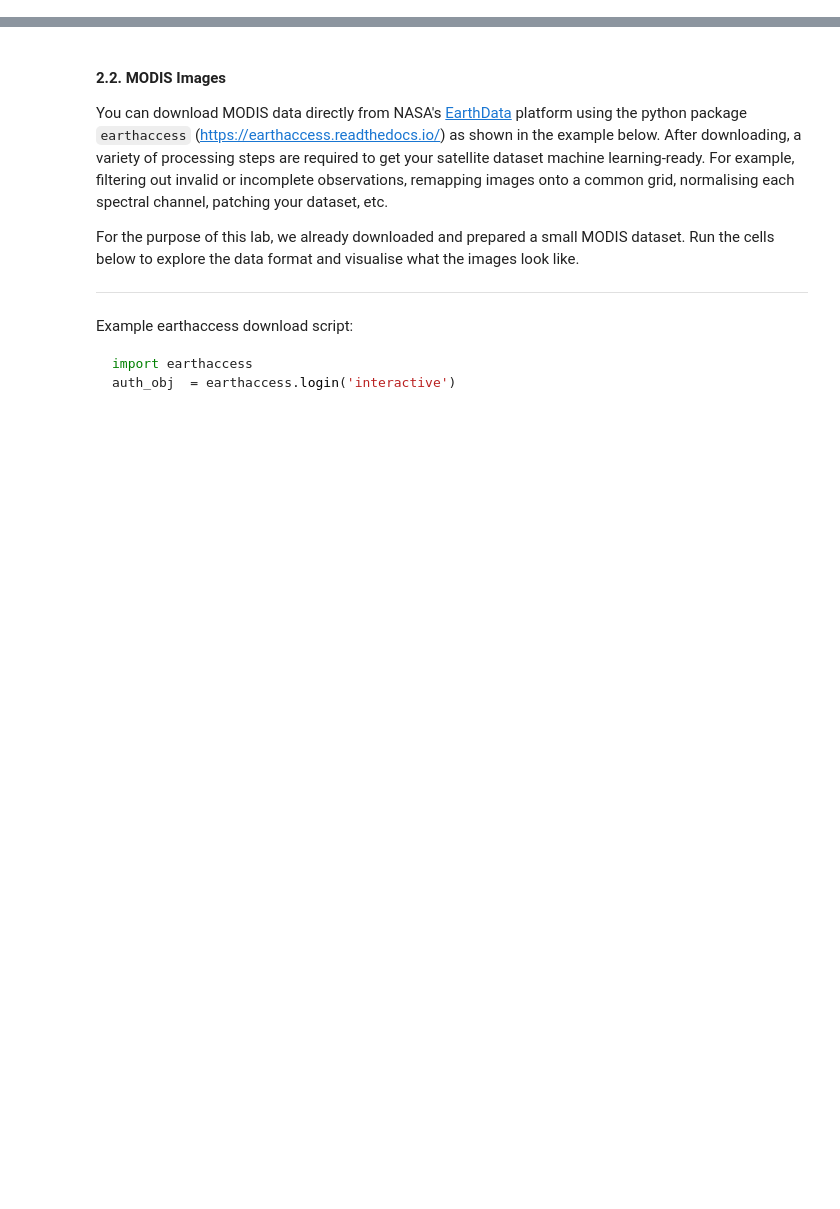
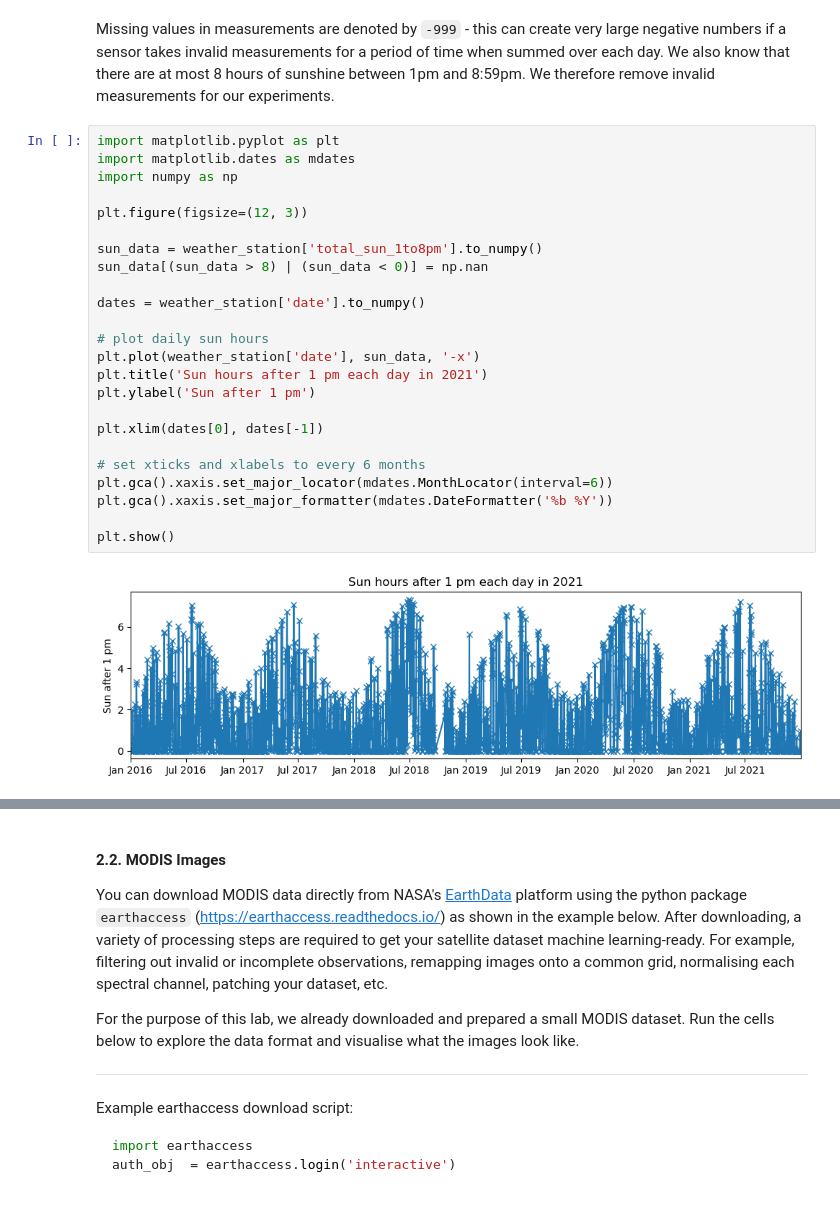
Before and after one commit to lillif/IECDT_EarthObservation, a Jupyter notebook: challenges/1-sunny-oxford/sun-prediction.ipynb, the cells around one changed output, grey strips where cells are left out. Drawn from its saved outputs; the diff is of its cells as text; blank space fills up the shorter version.

```diff
--- a/challenges/1-sunny-oxford/sun-prediction.ipynb
+++ b/challenges/1-sunny-oxford/sun-prediction.ipynb
@@ -69,0 +84,28 @@ plt.show()
+# %% [markdown]
+Missing values in measurements are denoted by `-999` - this can create very large negative numbers if a sensor takes invalid measurements for a period of time when summed over each day. We also know that there are at most 8 hours of sunshine between 1pm and 8:59pm. We therefore remove invalid measurements for our experiments.
+# %%
+import matplotlib.pyplot as plt
+import matplotlib.dates as mdates
+import numpy as np
+
+plt.figure(figsize=(12, 3))
+
+sun_data = weather_station['total_sun_1to8pm'].to_numpy()
+sun_data[(sun_data > 8) | (sun_data < 0)] = np.nan
+
+dates = weather_station['date'].to_numpy()
+
+# plot daily sun hours
+plt.plot(weather_station['date'], sun_data, '-x')
+plt.title('Sun hours after 1 pm each day in 2021')
+plt.ylabel('Sun after 1 pm')
+
+plt.xlim(dates[0], dates[-1])
+
+# set xticks and xlabels to every 6 months
+plt.gca().xaxis.set_major_locator(mdates.MonthLocator(interval=6))
+plt.gca().xaxis.set_major_formatter(mdates.DateFormatter('%b %Y'))
+
+plt.show()
+# %% [output]
+[figure, added]
```
Also changed, not shown: parts of 66 cells of this notebook, 5 other files.
